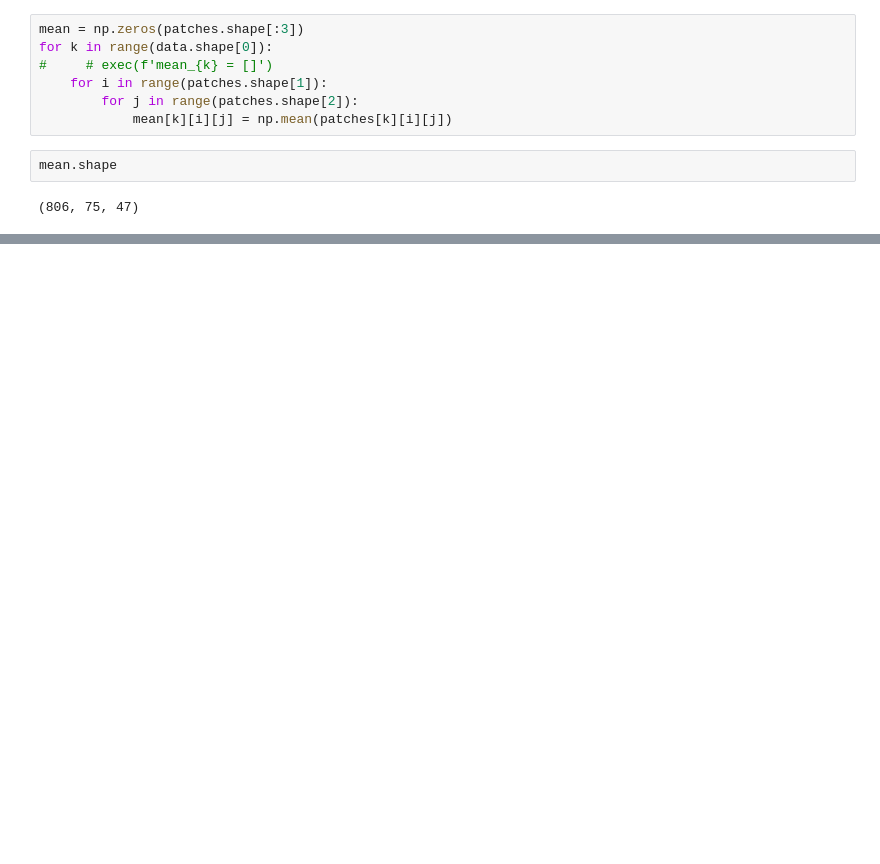
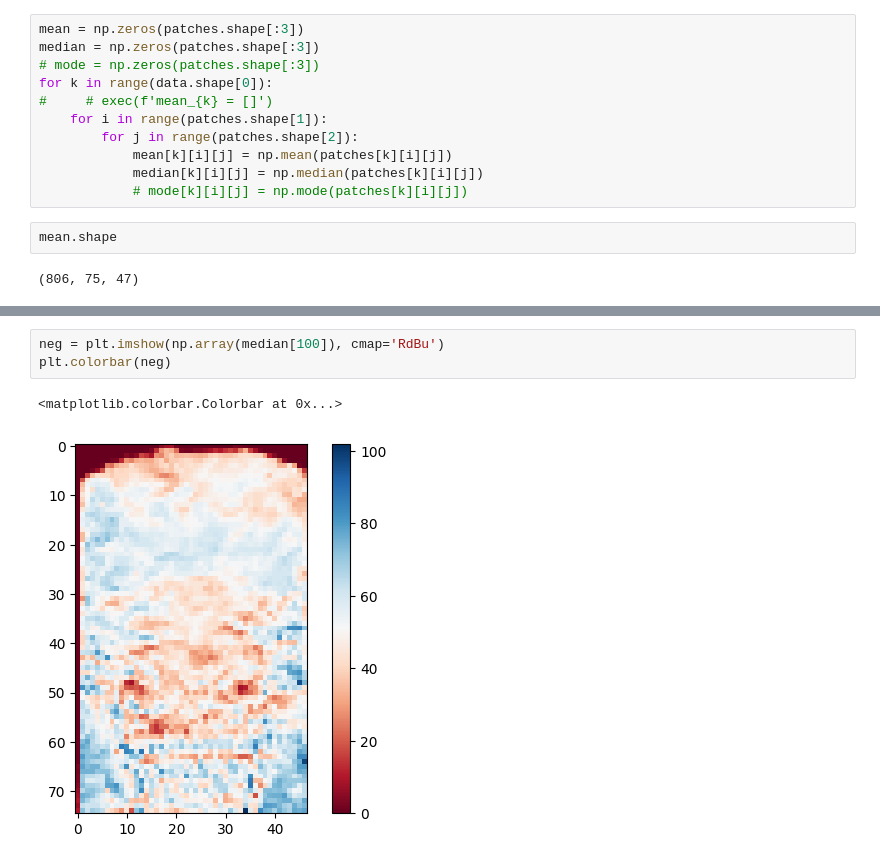
Before and after one commit to CaffineAddic/Wavelet_transforms_in_schlieren_flame_images, a Jupyter notebook: harr_transform.ipynb, the cells around one changed output, grey strips where cells are left out. Saved outputs shown, nothing was run; the diff lists cells and outputs as text; blank space fills up the shorter version.

Commit message:
Added median as a metric, and plotted the mean median difference image

```diff
--- a/harr_transform.ipynb
+++ b/harr_transform.ipynb
@@ -36,10 +41,14 @@ cropped_data     data    i       k       loc_P04         np      patches
 # %%
 mean = np.zeros(patches.shape[:3])
+median = np.zeros(patches.shape[:3])
+# mode = np.zeros(patches.shape[:3])
 for k in range(data.shape[0]):
 #     # exec(f'mean_{k} = []')
     for i in range(patches.shape[1]):
         for j in range(patches.shape[2]):
             mean[k][i][j] = np.mean(patches[k][i][j])
+            median[k][i][j] = np.median(patches[k][i][j])
+            # mode[k][i][j] = np.mode(patches[k][i][j])
 # %%
 mean.shape
 # %% [output]
@@ -50,3 +59,9 @@ plt.colorbar(neg)
 # %% [output]
 <matplotlib.colorbar.Colorbar at 0x...>
 [figure]
+# %%
+neg = plt.imshow(np.array(median[100]), cmap='RdBu')
+plt.colorbar(neg)
+# %% [output]
+<matplotlib.colorbar.Colorbar at 0x...>
+[figure, added]
```
Also changed, not shown: parts of 4 cells of this notebook.
